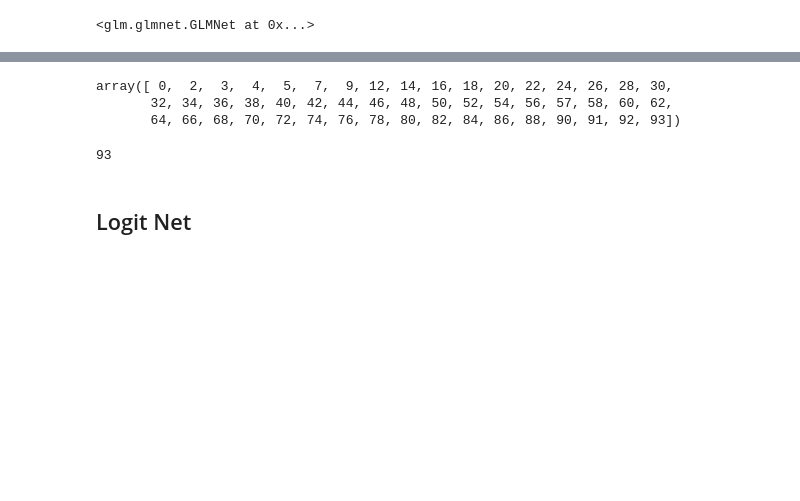
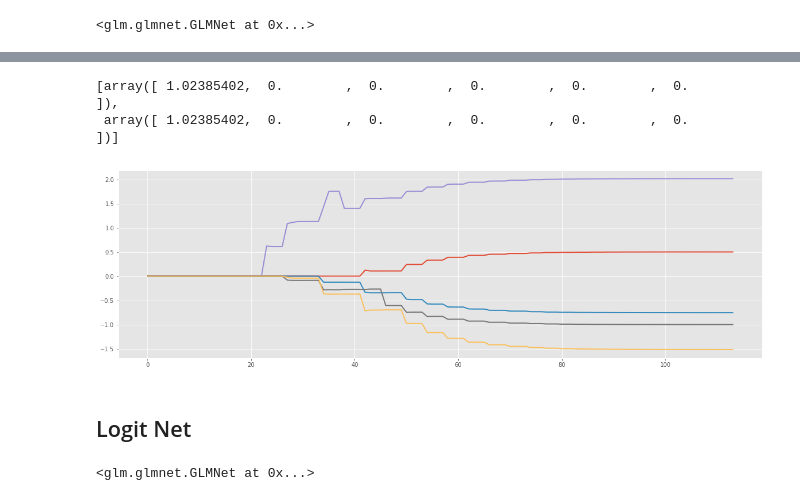
Before and after one commit to madrury/py-glm, a Jupyter notebook: examples/glmnet-examples.ipynb, the cells around one changed output, grey strips where cells are left out. Cells and saved outputs as stored; diff of their text form; code cells hidden in the pictures; blank space fills up the shorter version.

```diff
--- a/examples/glmnet-examples.ipynb
+++ b/examples/glmnet-examples.ipynb
@@ -163,13 +113,17 @@ for boundary in quad_approx_boundaries[:-1]:
-# %%
-quad_approx_boundaries
-# %% [output]
-array([ 0,  2,  3,  4,  5,  7,  9, 12, 14, 16, 18, 20, 22, 24, 26, 28, 30,
-       32, 34, 36, 38, 40, 42, 44, 46, 48, 50, 52, 54, 56, 57, 58, 60, 62,
-       64, 66, 68, 70, 72, 74, 76, 78, 80, 82, 84, 86, 88, 90, 91, 92, 93])
-# %%
-long_coef_path.shape[0]
-# %% [output]
-93
+# %%
+gnet._enets[0][0]._coef_path
+# %% [output]
+[array([ 1.02385402,  0.        ,  0.        ,  0.        ,  0.        ,  0.        ]),
+ array([ 1.02385402,  0.        ,  0.        ,  0.        ,  0.        ,  0.        ])]
+# %%
+long_coef_path = np.row_stack([np.row_stack([e._coef_path for e in enet_list]) for enet_list in gnet._enets])
+
+fig, ax = plt.subplots(figsize=(20, 6))
+t = np.arange(long_coef_path.shape[0])
+for idx in range(1, long_coef_path.shape[1]):
+    ax.plot(t, long_coef_path[:, idx])
+# %% [output]
+[figure, added]
 # %% [markdown]
 ## Logit Net
 # %%
@@ -191,11 +145,13 @@ y = np.random.binomial(1, p=p, size=100000)
 #X = s.fit_transform(X)
 #X[:, 0] = 1.0
 # %%
-lambdas = np.logspace(np.log10(0.000001), np.log10(1), num=50)
+lambdas = np.logspace(np.log10(0.000001), np.log10(0.2), num=50)
 lambdas = lambdas[::-1]
 
 gnet = GLMNet(family=Bernoulli(), alpha=0.2, lambdas=lambdas)
 gnet.fit(X, y)
+# %% [output]
+<glm.glmnet.GLMNet at 0x...>
 # %%
 coef_paths = np.row_stack([[g.coef_ for g in enets][-1] for enets in gnet._enets])
 
```
Also changed, not shown: parts of 21 cells of this notebook, 1 other file.
